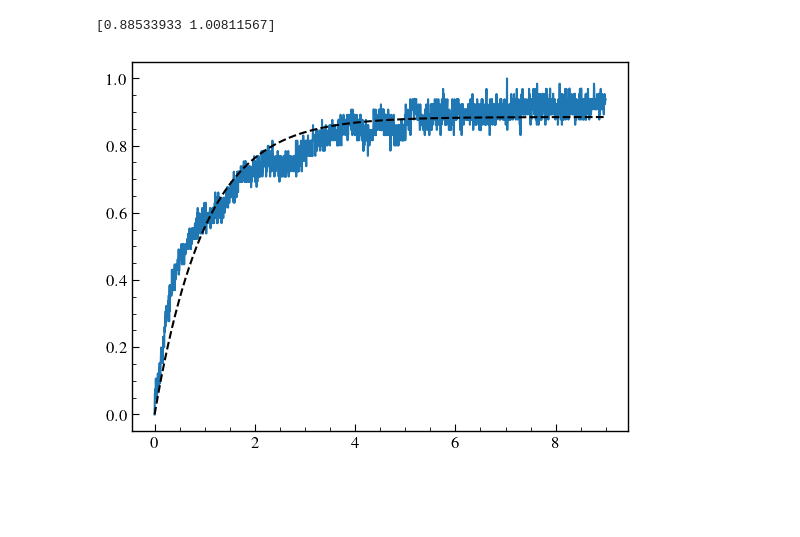
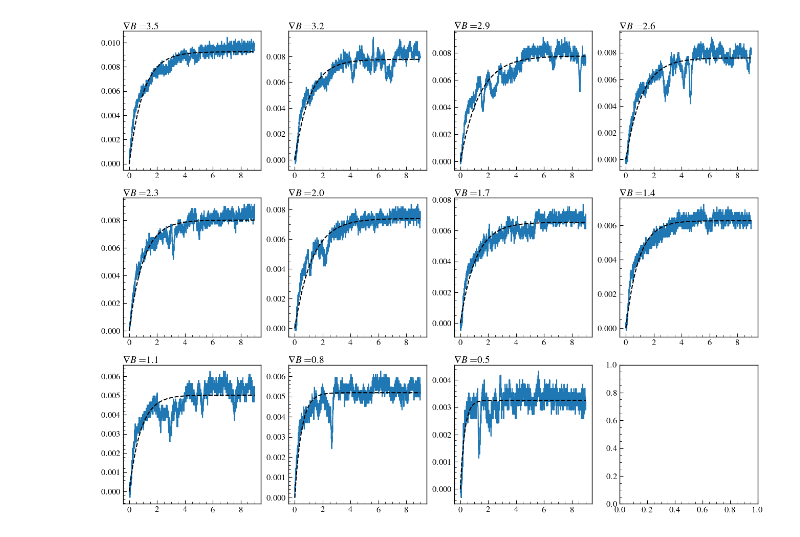
Before and after one commit to nrneubert/AEIEP, a Jupyter notebook: MOT/gradient.ipynb, the cells around one changed output. Drawn from its saved outputs; the diff is of its cells as text; code cells hidden in the pictures; blank space fills up the shorter version.

Commit message:
finished gradient

```diff
--- a/MOT/gradient.ipynb
+++ b/MOT/gradient.ipynb
@@ -7,9 +7,10 @@ from scipy.optimize import curve_fit
 import sys
 sys.path.append('../')
 import mp1_config
+from tqdm import tqdm
 
 path = "./Data/Gradient/"
-files = sorted([os.path.join(path, file) for file in os.listdir(path)])
+all_files = sorted([os.path.join(path, file) for file in os.listdir(path)])
 
 def strip_file_name(file_name: str) :
     return int(file_name.split(sep='_')[-1].split('.csv')[0])
@@ -19,17 +20,17 @@ def get_gradient(file_name: str) :
     number = strip_file_name(file_name)
     first_number = strip_file_name(files[0])
     gradient = (3.5 - 0.3*(number - first_number))
-    return gradient
+    return np.around(gradient,1)
 
 def remove_trigger(time: np.array, signal:  np.array) :
     mask = time >= 0
     return (time[mask], signal[mask])
 
-def load_data(file: str) :
+def load_data(file: str, normalization=1) :
     data = np.loadtxt(file, skiprows=2, delimiter=',')
     time, signal = remove_trigger(data[:,0], data[:,1])
     signal = signal - signal[0]
-    signal = signal / max(signal)
+    signal = signal / normalization
 
     return time, signal
 
@@ -48,16 +49,30 @@ def plot_fit(ax, popt, pcov, time, signal) :
     t_fit = np.linspace(min(time), max(time), 10000)
     s_fit = exponential(t_fit, *popt)
     ax.plot(t_fit, s_fit, 'k--', label='Fit')
-
-time, signal = load_data(files[0])
-
-popt, pcov = fit_exponential(time, signal)
-print(popt)
-
-fig, ax = plt.subplots()
-
-ax.plot(time, signal)
-plot_fit(ax, popt, pcov, time, signal)
-# %% [output]
-[0.88533933 1.00811567]
-[figure, removed]
+# %%
+rows, cols = 3, 4
+fig, axs = plt.subplots(3,4, figsize=(4*cols, 4*rows))
+
+norm = 1
+
+grad_bs = []
+a_opts = []
+tau_opts = []
+
+zips = zip(all_files, axs.flatten())
+for i, (file_to_use, ax) in enumerate(zips) :
+
+    b_field = get_gradient(file_to_use)
+    time, signal = load_data(file_to_use, index)
+
+    popt, pcov = fit_exponential(time, signal)
+
+    ax.plot(time, signal)
+    ax.set_title(rf'$\nabla B = ${b_field}', pad=-20, loc='left')
+    plot_fit(ax, popt, pcov, time, signal)
+
+    grad_bs.append(b_field)
+    a_opts.append(popt[0])
+    tau_opts.append(popt[1])
+# %% [output]
+[figure, added]
```
Also changed, not shown: parts of 1 cell of this notebook.
